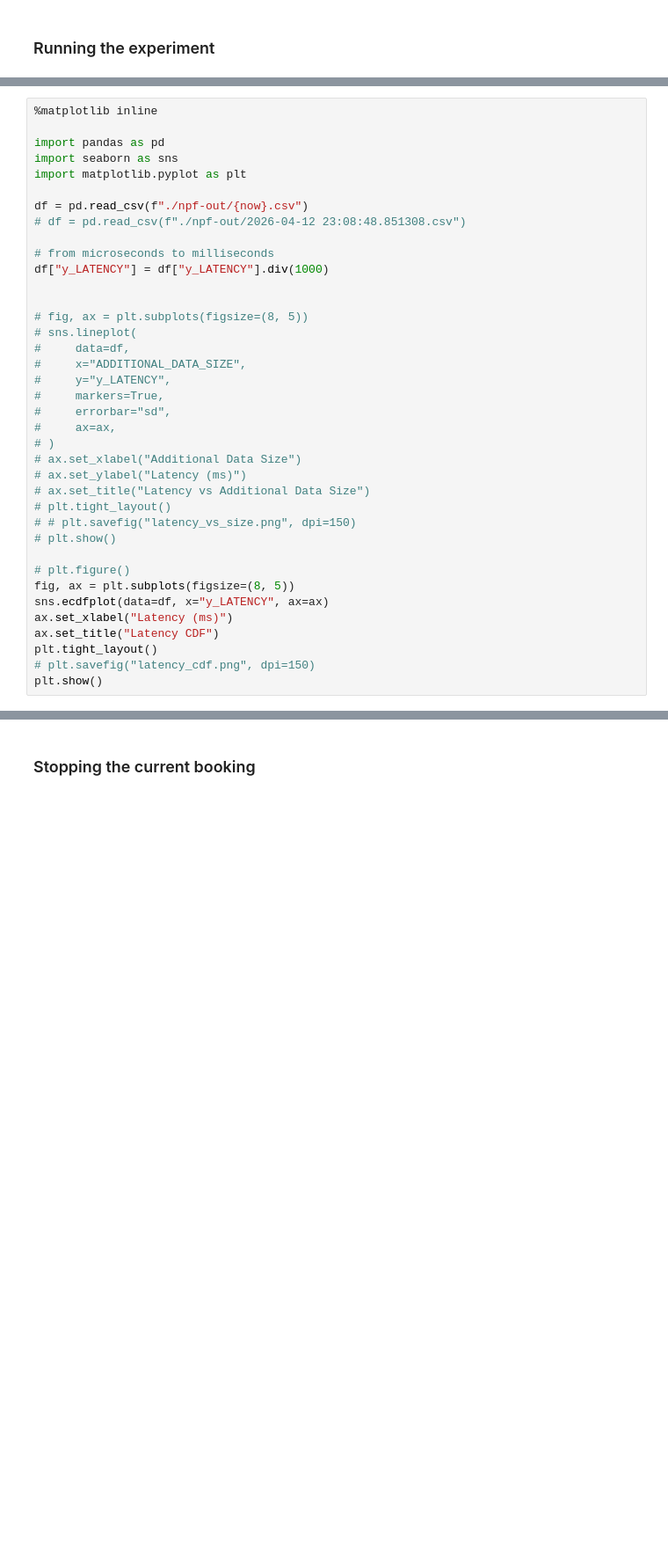
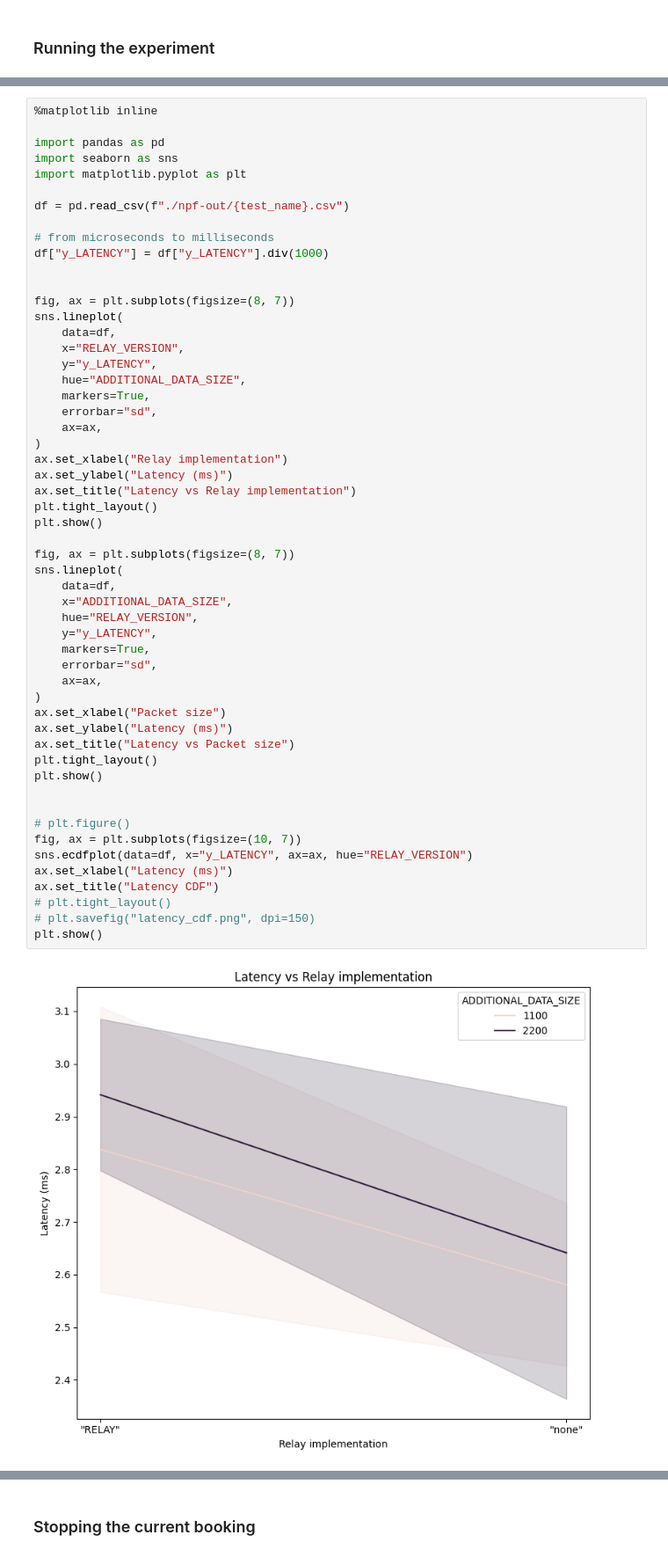
Before and after one commit to zeykafx/fcquic_applications_master_thesis, a Jupyter notebook: evaluations/grid5000/relay_eval_gre/relay_eval.ipynb, the cells around one changed output, grey strips where cells are left out. Shown at 88% size. Cells and saved outputs as stored; diff of their text form; blank space fills up the shorter version.

Commit message:
fixed issues in relay eval npf script, added data test, ran tiny test on g5k for the latency and segmentation test

```diff
--- a/evaluations/grid5000/relay_eval_gre/relay_eval.ipynb
+++ b/evaluations/grid5000/relay_eval_gre/relay_eval.ipynb
@@ -836,38 +1098,56 @@ results, _ = enoslib.run(
 # %%
 %matplotlib inline
 
 import pandas as pd
 import seaborn as sns
 import matplotlib.pyplot as plt
 
-df = pd.read_csv(f"./npf-out/{now}.csv")
-# df = pd.read_csv(f"./npf-out/2026-04-12 23:08:48.851308.csv")
+df = pd.read_csv(f"./npf-out/{test_name}.csv")
 
 # from microseconds to milliseconds
 df["y_LATENCY"] = df["y_LATENCY"].div(1000)
 
 
-# fig, ax = plt.subplots(figsize=(8, 5))
-# sns.lineplot(
-#     data=df,
-#     x="ADDITIONAL_DATA_SIZE",
-#     y="y_LATENCY",
-#     markers=True,
-#     errorbar="sd",
-#     ax=ax,
-# )
-# ax.set_xlabel("Additional Data Size")
-# ax.set_ylabel("Latency (ms)")
-# ax.set_title("Latency vs Additional Data Size")
-# plt.tight_layout()
-# # plt.savefig("latency_vs_size.png", dpi=150)
-# plt.show()
+fig, ax = plt.subplots(figsize=(8, 7))
+sns.lineplot(
+    data=df,
+    x="RELAY_VERSION",
+    y="y_LATENCY",
+    hue="ADDITIONAL_DATA_SIZE",
+    markers=True,
+    errorbar="sd",
+    ax=ax,
+)
+ax.set_xlabel("Relay implementation")
+ax.set_ylabel("Latency (ms)")
+ax.set_title("Latency vs Relay implementation")
+plt.tight_layout()
+plt.show()
+
+fig, ax = plt.subplots(figsize=(8, 7))
+sns.lineplot(
+    data=df,
+    x="ADDITIONAL_DATA_SIZE",
+    hue="RELAY_VERSION",
+    y="y_LATENCY",
+    markers=True,
+    errorbar="sd",
+    ax=ax,
+)
+ax.set_xlabel("Packet size")
+ax.set_ylabel("Latency (ms)")
+ax.set_title("Latency vs Packet size")
+plt.tight_layout()
+plt.show()
+
 
 # plt.figure()
-fig, ax = plt.subplots(figsize=(8, 5))
-sns.ecdfplot(data=df, x="y_LATENCY", ax=ax)
+fig, ax = plt.subplots(figsize=(10, 7))
+sns.ecdfplot(data=df, x="y_LATENCY", ax=ax, hue="RELAY_VERSION")
 ax.set_xlabel("Latency (ms)")
 ax.set_title("Latency CDF")
-plt.tight_layout()
+# plt.tight_layout()
 # plt.savefig("latency_cdf.png", dpi=150)
 plt.show()
+# %% [output]
+[figure, added]
```
Also changed, not shown: parts of 14 cells of this notebook, 8 other files.
